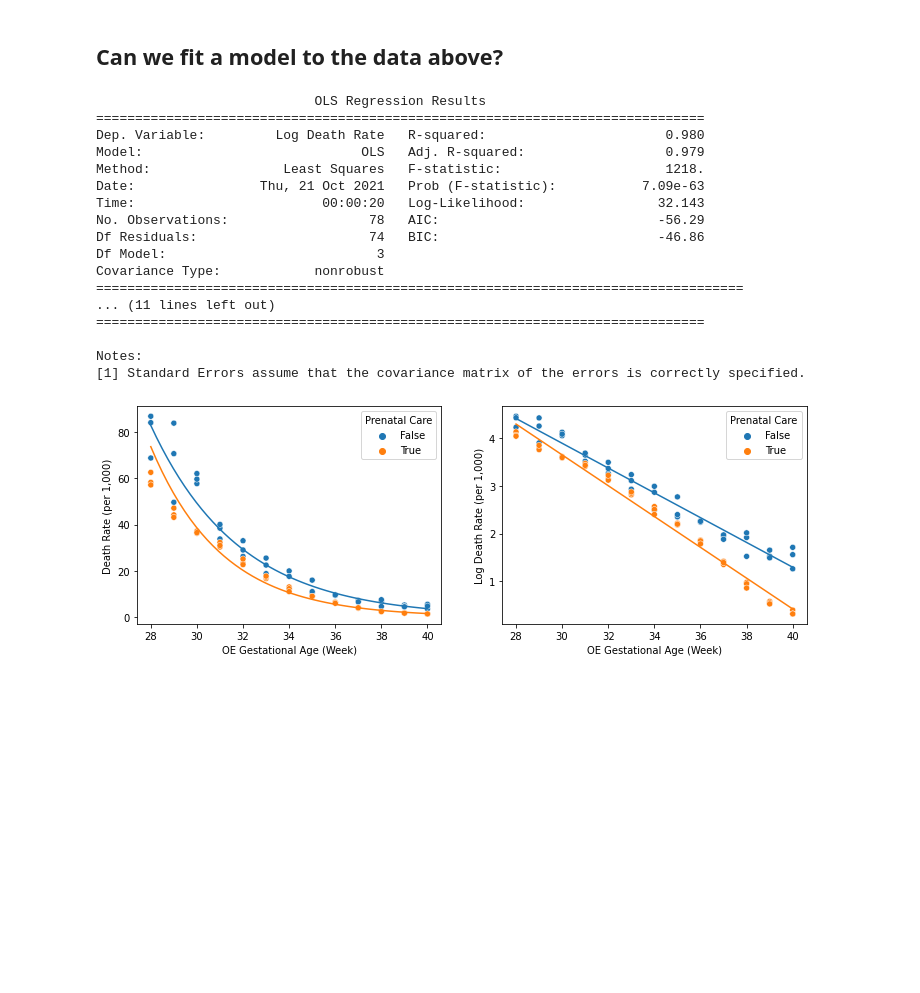
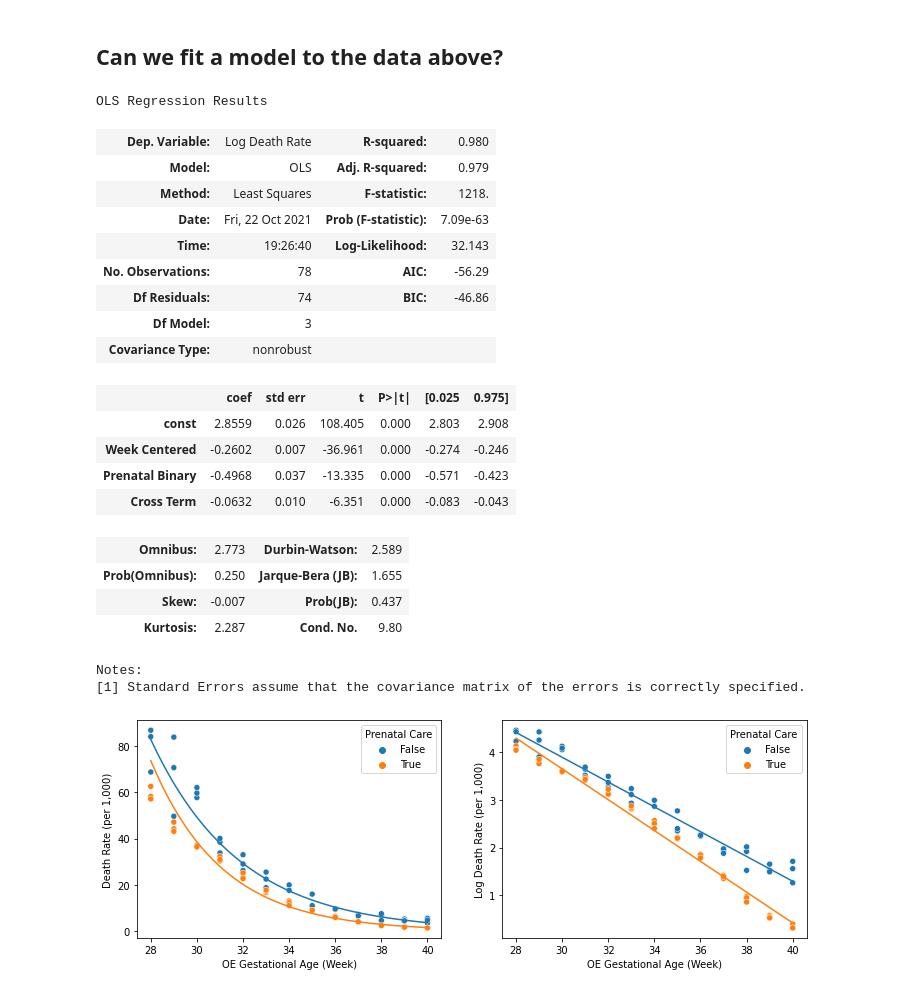
Before and after one commit to kels271828/ds4a, a Jupyter notebook: notebooks/models/death_rate.ipynb, the cells around one changed output. Cells and saved outputs as stored; diff of their text form; code cells hidden in the pictures; blank space fills up the shorter version.

```diff
--- a/notebooks/models/death_rate.ipynb
+++ b/notebooks/models/death_rate.ipynb
@@ -119,28 +119,32 @@ for week in df2['Gestational Week'].unique():
 # %%
 df2['Prenatal Binary'] = df2.apply(lambda row: int(row['Prenatal Care']), axis=1)
 df2['Week Centered'] = df2['Gestational Week'] - df2['Gestational Week'].mean()
 df2['Cross Term'] = df2.apply(lambda row: row['Week Centered']*row['Prenatal Binary'], axis=1)
 model = sm.OLS(df2['Log Death Rate'], sm.add_constant(df2[['Week Centered', 'Prenatal Binary', 'Cross Term']]))
 res = model.fit()
-print(res.summary())
+res.summary()
 # %% [output]
-                            OLS Regression Results
-==============================================================================
-Dep. Variable:         Log Death Rate   R-squared:                       0.980
-Model:                            OLS   Adj. R-squared:                  0.979
-Method:                 Least Squares   F-statistic:                     1218.
-Date:                Thu, 21 Oct 2021   Prob (F-statistic):           7.09e-63
-Time:                        00:00:20   Log-Likelihood:                 32.143
-No. Observations:                  78   AIC:                            -56.29
-Df Residuals:                      74   BIC:                            -46.86
-Df Model:                           3
-Covariance Type:            nonrobust
-===================================================================================
-... (11 lines left out)
-==============================================================================
-
-Notes:
-[1] Standard Errors assume that the covariance matrix of the errors is correctly specified.
+OLS Regression Results
+| Dep. Variable: | Log Death Rate | R-squared: | 0.980 |
+| Model: | OLS | Adj. R-squared: | 0.979 |
+| Method: | Least Squares | F-statistic: | 1218. |
+| Date: | Fri, 22 Oct 2021 | Prob (F-statistic): | 7.09e-63 |
+| Time: | 19:26:40 | Log-Likelihood: | 32.143 |
+| No. Observations: | 78 | AIC: | -56.29 |
+| Df Residuals: | 74 | BIC: | -46.86 |
+| Df Model: | 3 |  |  |
+| Covariance Type: | nonrobust |  |  |
+|  | coef | std err | t | P>|t| | [0.025 | 0.975] |
+| const | 2.8559 | 0.026 | 108.405 | 0.000 | 2.803 | 2.908 |
+| Week Centered | -0.2602 | 0.007 | -36.961 | 0.000 | -0.274 | -0.246 |
+| Prenatal Binary | -0.4968 | 0.037 | -13.335 | 0.000 | -0.571 | -0.423 |
+| Cross Term | -0.0632 | 0.010 | -6.351 | 0.000 | -0.083 | -0.043 |
+| Omnibus: | 2.773 | Durbin-Watson: | 2.589 |
+| Prob(Omnibus): | 0.250 | Jarque-Bera (JB): | 1.655 |
+| Skew: | -0.007 | Prob(JB): | 0.437 |
+| Kurtosis: | 2.287 | Cond. No. | 9.80 |
+Notes:
+[1] Standard Errors assume that the covariance matrix of the errors is correctly specified.
 # %%
 fig, ax = plt.subplots(1, 2, figsize=(12, 4))
 sns.scatterplot(x='Gestational Week', y='Death Rate', hue='Prenatal Care', data=df2, ax=ax[0])
```
Also changed, not shown: parts of 8 cells of this notebook.
